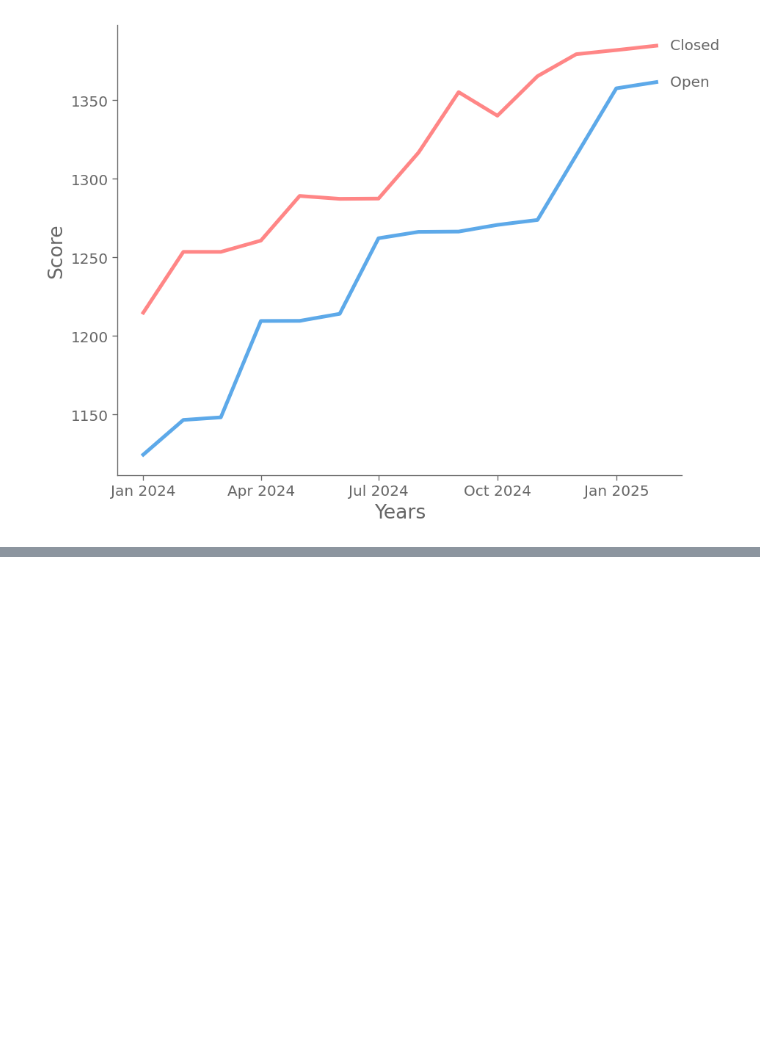
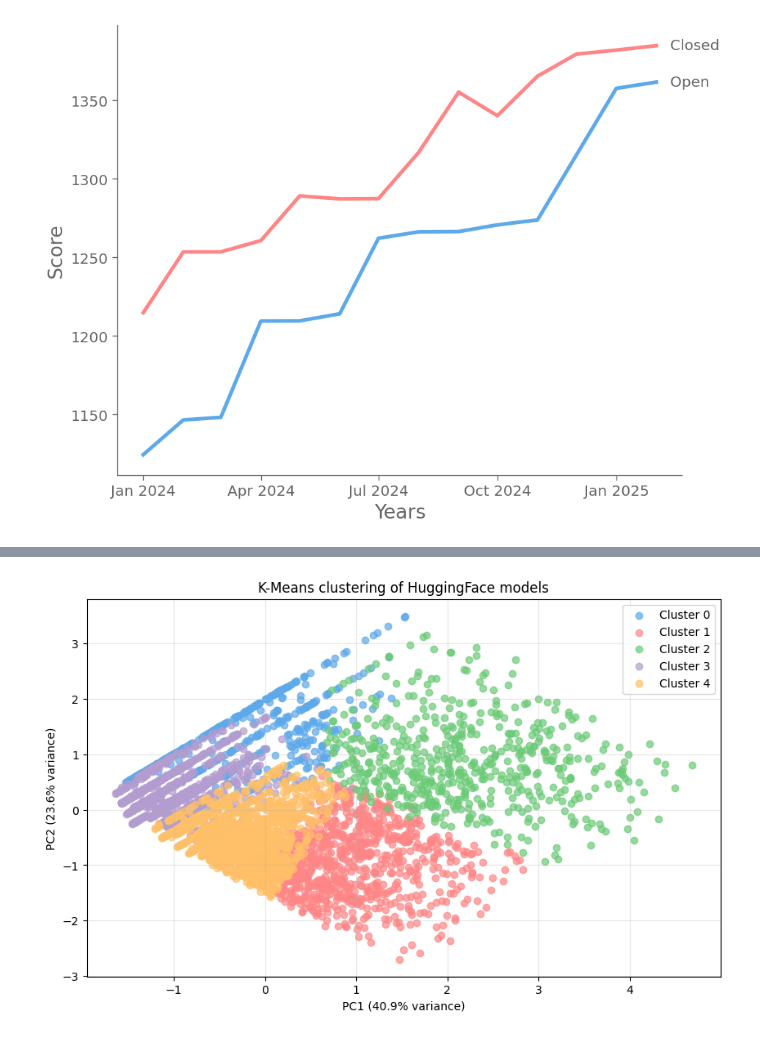
Before and after one commit to Alit54/UniMi---Scientific-Visualization, a Jupyter notebook: simo-charts.ipynb, the cells around one changed output, grey strips where cells are left out. Cells and saved outputs as stored; diff of their text form; code cells hidden in the pictures; blank space fills up the shorter version.

Commit message:
Added clustering

```diff
--- a/simo-charts.ipynb
+++ b/simo-charts.ipynb
@@ -394,3 +395,78 @@ plt.savefig("final-plots/tp_1.png")
 plt.show()
 # %% [output]
 [figure]
+# %%
+import pandas as pd
+import numpy as np
+from scipy import stats
+from sklearn.preprocessing import StandardScaler, OneHotEncoder, MultiLabelBinarizer
+from sklearn.cluster import KMeans
+import matplotlib.pyplot as plt
+from sklearn.decomposition import PCA
+
+df = pd.read_csv("huggingface_data.csv", sep=",")
+top_n = df.sort_values("downloads", ascending=False).head(5000)
+
+# applying log scale
+top_n["downloads"] = np.log1p(top_n["downloads"])
+top_n["likes"] = np.log1p(top_n["likes"])
+
+# remove outliers using zscore and keep if zscore < 3
+numeric_features = ["downloads", "likes"]
+z_scores = np.abs(stats.zscore(top_n[numeric_features]))
+
+outlier_mask = (z_scores < 3).all(axis=1)
+top_n_clean = top_n[outlier_mask].reset_index(drop=True)
+
+print(f"Original size: {len(top_n)}")
+print(f"After outlier removal: {len(top_n_clean)}")
+print(f"Removed {len(top_n) - len(top_n_clean)} outliers ({(len(top_n) - len(top_n_clean))/len(top_n)*100:.1f}%)")
+
+categorical_features = ["library_name", "pipeline_tag"]
+
+# Combine features
+X_numeric = StandardScaler().fit_transform(top_n_clean[numeric_features])
+X_categorical = OneHotEncoder(handle_unknown="ignore").fit_transform(top_n_clean[categorical_features]).toarray()
+X = np.hstack([X_numeric, X_categorical])
+
+# Clustering
+kmeans = KMeans(n_clusters=5, random_state=42)
+labels = kmeans.fit_predict(X)
+
+# Add cluster labels to dataframe
+top_n_clean['cluster'] = labels
+
+# Analyze clusters
+for i in range(5):
+    cluster_data = top_n_clean[top_n_clean['cluster'] == i]
+    print(f"\nCluster {i}:")
+    print(f"Size: {len(cluster_data)}")
+    print(f"Avg downloads: {np.exp(cluster_data['downloads'].mean()):.0f}")
+    print(f"Avg likes: {np.exp(cluster_data['likes'].mean()):.0f}")
+    print(f"Top library: {cluster_data['library_name'].mode()[0]}")
+    print(f"Top pipeline: {cluster_data['pipeline_tag'].mode()[0]}")
+
+# Reduce to 2D for visualization
+pca = PCA(n_components=2, random_state=42)
+X_2d = pca.fit_transform(X)
+
+# Custom colors
+colors = ["#5DA9E9", "#FF8686", "#6BCB77", "#B39CD0", "#FFC069"]
+
+# Plot
+plt.figure(figsize=(10, 6))
+
+# Plot each cluster separately to create legend entries
+for i in range(5):
+    mask = labels == i
+    plt.scatter(X_2d[mask, 0], X_2d[mask, 1],
+                c=colors[i], label=f'Cluster {i}', alpha=0.7)
+
+variance_explained = pca.explained_variance_ratio_
+plt.xlabel(f"PC1 ({variance_explained[0]*100:.1f}% variance)")
+plt.ylabel(f"PC2 ({variance_explained[1]*100:.1f}% variance)")
+plt.title("K-Means clustering of HuggingFace models")
+plt.legend(loc='best')
+plt.grid(True, alpha=0.3)
+plt.show()
+# %% [output]
@@ -396,0 +490 @@ plt.show()
+[figure, added]
```
Also changed, not shown: parts of 2 cells of this notebook, 4 other files.
